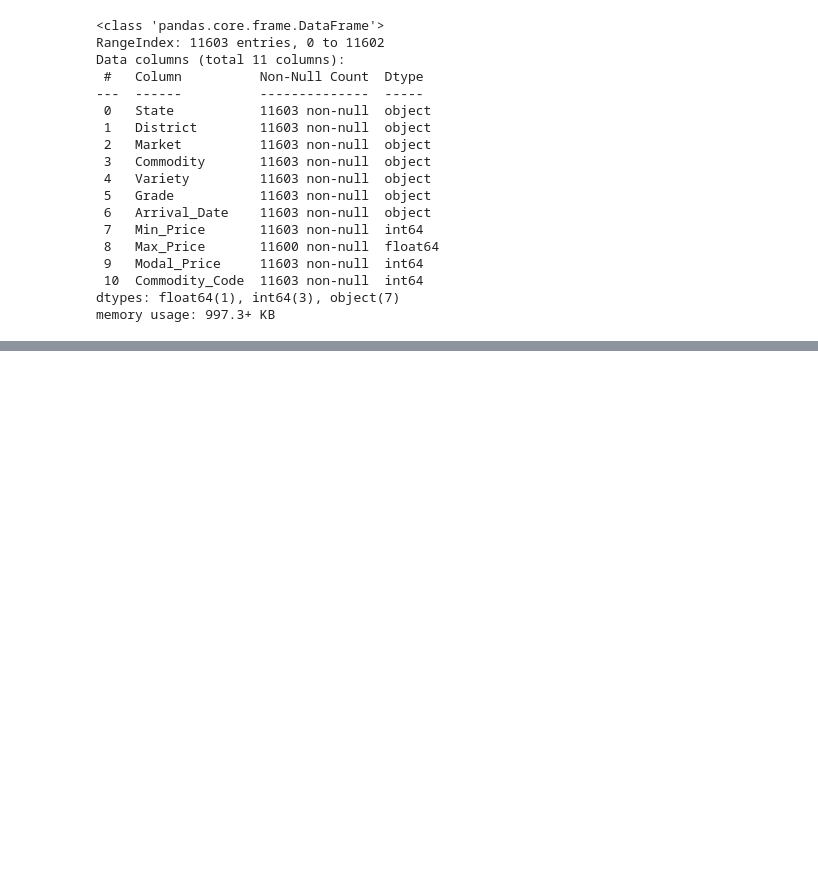
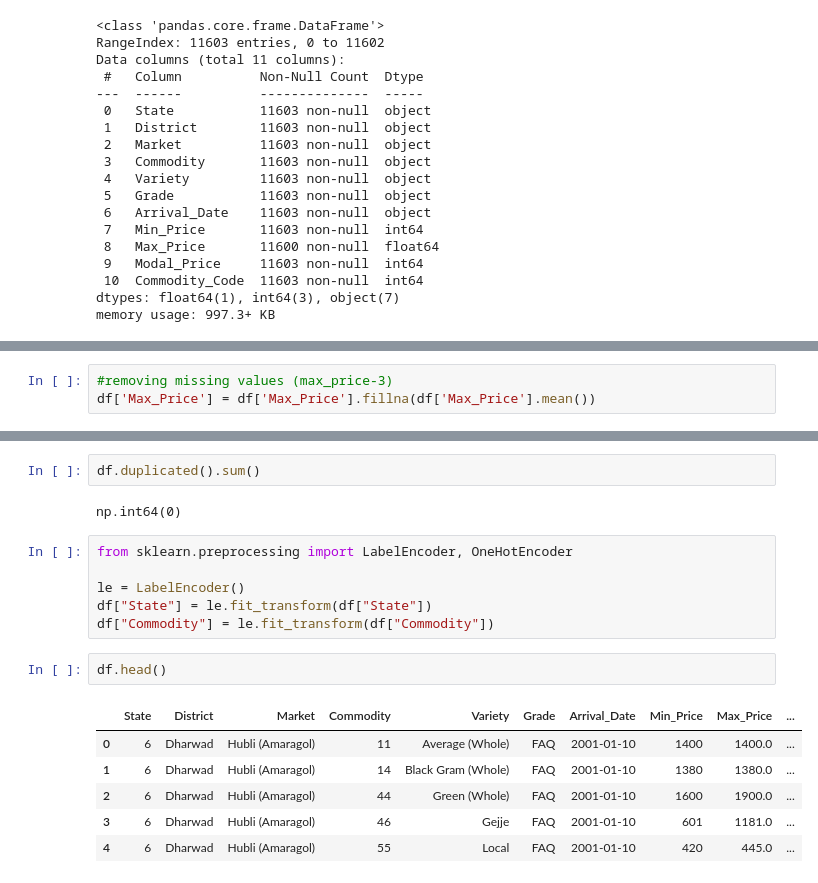
Before and after one commit to shindehiloni-ai/agribusiness-data-analysis, a Jupyter notebook: Untitled.ipynb, the cells around one changed output, grey strips where cells are left out. Cells and saved outputs as stored; diff of their text form; blank space fills up the shorter version.

Commit message:
Update data cleaning and preprocessing

```diff
--- a/Untitled.ipynb
+++ b/Untitled.ipynb
@@ -34,0 +68,3 @@ memory usage: 997.3+ KB
+# %%
+#removing missing values (max_price-3)
+df['Max_Price'] = df['Max_Price'].fillna(df['Max_Price'].mean())
@@ -34,0 +86,19 @@ memory usage: 997.3+ KB
+# %%
+df.duplicated().sum()
+# %% [output]
+np.int64(0)
+# %%
+from sklearn.preprocessing import LabelEncoder, OneHotEncoder
+
+le = LabelEncoder()
+df["State"] = le.fit_transform(df["State"])
+df["Commodity"] = le.fit_transform(df["Commodity"])
+# %%
+df.head()
+# %% [output]
+|  | State | District | Market | Commodity | Variety | Grade | Arrival_Date | Min_Price | Max_Price | ... |
+| 0 | 6 | Dharwad | Hubli (Amaragol) | 11 | Average (Whole) | FAQ | 2001-01-10 | 1400 | 1400.0 | ... |
+| 1 | 6 | Dharwad | Hubli (Amaragol) | 14 | Black Gram (Whole) | FAQ | 2001-01-10 | 1380 | 1380.0 | ... |
+| 2 | 6 | Dharwad | Hubli (Amaragol) | 44 | Green (Whole) | FAQ | 2001-01-10 | 1600 | 1900.0 | ... |
+| 3 | 6 | Dharwad | Hubli (Amaragol) | 46 | Gejje | FAQ | 2001-01-10 | 601 | 1181.0 | ... |
+| 4 | 6 | Dharwad | Hubli (Amaragol) | 55 | Local | FAQ | 2001-01-10 | 420 | 445.0 | ... |
```
Also changed, not shown: parts of 23 cells of this notebook.
